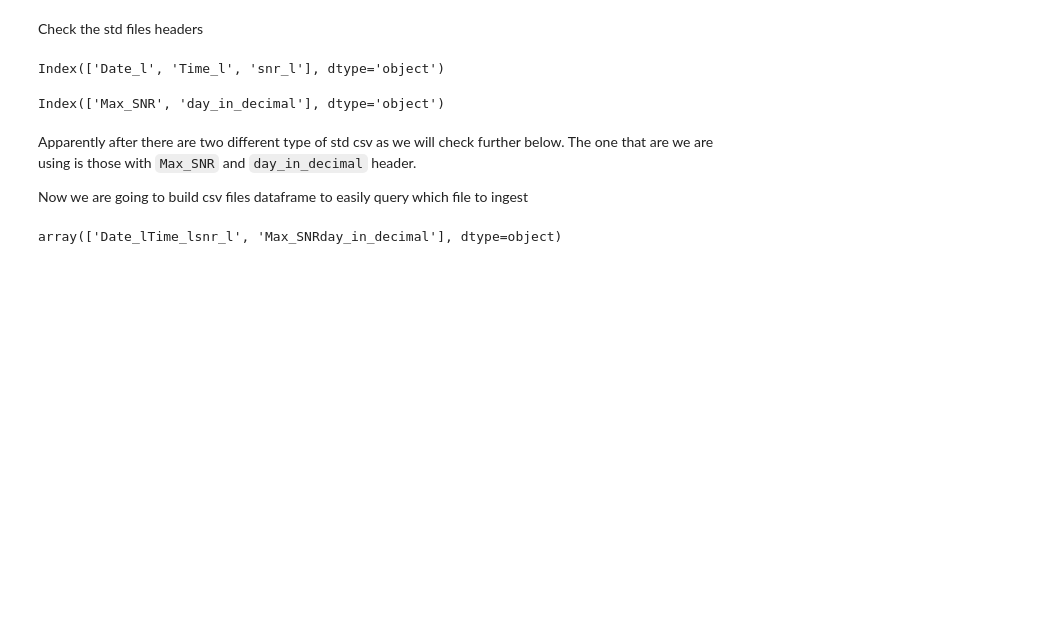
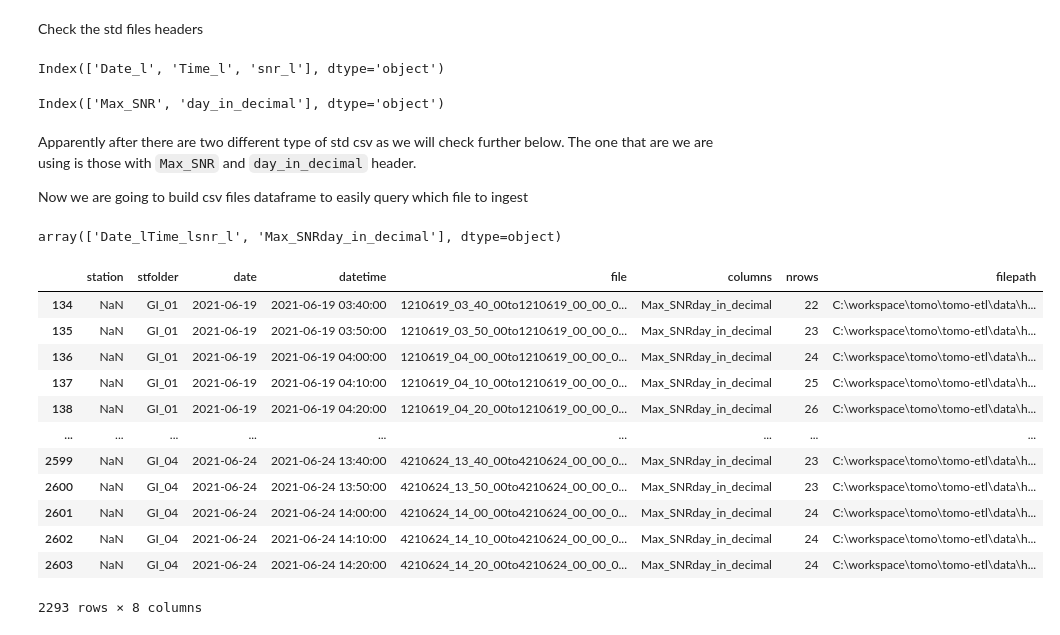
Before and after one commit to ptpsw/tomo-etl, a Jupyter notebook: etl.ipynb, the cells around one changed output. Drawn from its saved outputs; the diff is of its cells as text; code cells hidden in the pictures; blank space fills up the shorter version.

```diff
--- a/etl.ipynb
+++ b/etl.ipynb
@@ -106,6 +166,23 @@ for file in std_files:
 header_df['columns'].unique()
 # %% [output]
 array(['Date_lTime_lsnr_l', 'Max_SNRday_in_decimal'], dtype=object)
+# %%
+std_files_df = header_df.loc[header_df['columns'] == 'Max_SNRday_in_decimal'].copy()
+std_files_df
+# %% [output]
+|  | station | stfolder | date | datetime | file | columns | nrows | filepath |
+| 134 | NaN | GI_01 | 2021-06-19 | 2021-06-19 03:40:00 | 1210619_03_40_00to1210619_00_00_0... | Max_SNRday_in_decimal | 22 | C:\workspace\tomo\tomo-etl\data\h... |
+| 135 | NaN | GI_01 | 2021-06-19 | 2021-06-19 03:50:00 | 1210619_03_50_00to1210619_00_00_0... | Max_SNRday_in_decimal | 23 | C:\workspace\tomo\tomo-etl\data\h... |
+| 136 | NaN | GI_01 | 2021-06-19 | 2021-06-19 04:00:00 | 1210619_04_00_00to1210619_00_00_0... | Max_SNRday_in_decimal | 24 | C:\workspace\tomo\tomo-etl\data\h... |
+| 137 | NaN | GI_01 | 2021-06-19 | 2021-06-19 04:10:00 | 1210619_04_10_00to1210619_00_00_0... | Max_SNRday_in_decimal | 25 | C:\workspace\tomo\tomo-etl\data\h... |
+| 138 | NaN | GI_01 | 2021-06-19 | 2021-06-19 04:20:00 | 1210619_04_20_00to1210619_00_00_0... | Max_SNRday_in_decimal | 26 | C:\workspace\tomo\tomo-etl\data\h... |
+| ... | ... | ... | ... | ... | ... | ... | ... | ... |
+| 2599 | NaN | GI_04 | 2021-06-24 | 2021-06-24 13:40:00 | 4210624_13_40_00to4210624_00_00_0... | Max_SNRday_in_decimal | 23 | C:\workspace\tomo\tomo-etl\data\h... |
+| 2600 | NaN | GI_04 | 2021-06-24 | 2021-06-24 13:50:00 | 4210624_13_50_00to4210624_00_00_0... | Max_SNRday_in_decimal | 23 | C:\workspace\tomo\tomo-etl\data\h... |
+| 2601 | NaN | GI_04 | 2021-06-24 | 2021-06-24 14:00:00 | 4210624_14_00_00to4210624_00_00_0... | Max_SNRday_in_decimal | 24 | C:\workspace\tomo\tomo-etl\data\h... |
+| 2602 | NaN | GI_04 | 2021-06-24 | 2021-06-24 14:10:00 | 4210624_14_10_00to4210624_00_00_0... | Max_SNRday_in_decimal | 24 | C:\workspace\tomo\tomo-etl\data\h... |
+| 2603 | NaN | GI_04 | 2021-06-24 | 2021-06-24 14:20:00 | 4210624_14_20_00to4210624_00_00_0... | Max_SNRday_in_decimal | 24 | C:\workspace\tomo\tomo-etl\data\h... |
+2293 rows × 8 columns
 # %%
 std_files_df = header_df.loc[header_df['columns'] == 'Max_SNRday_in_decimal'].copy()
 std_files_df
```
Also changed, not shown: parts of 35 cells of this notebook, 2 other files.
